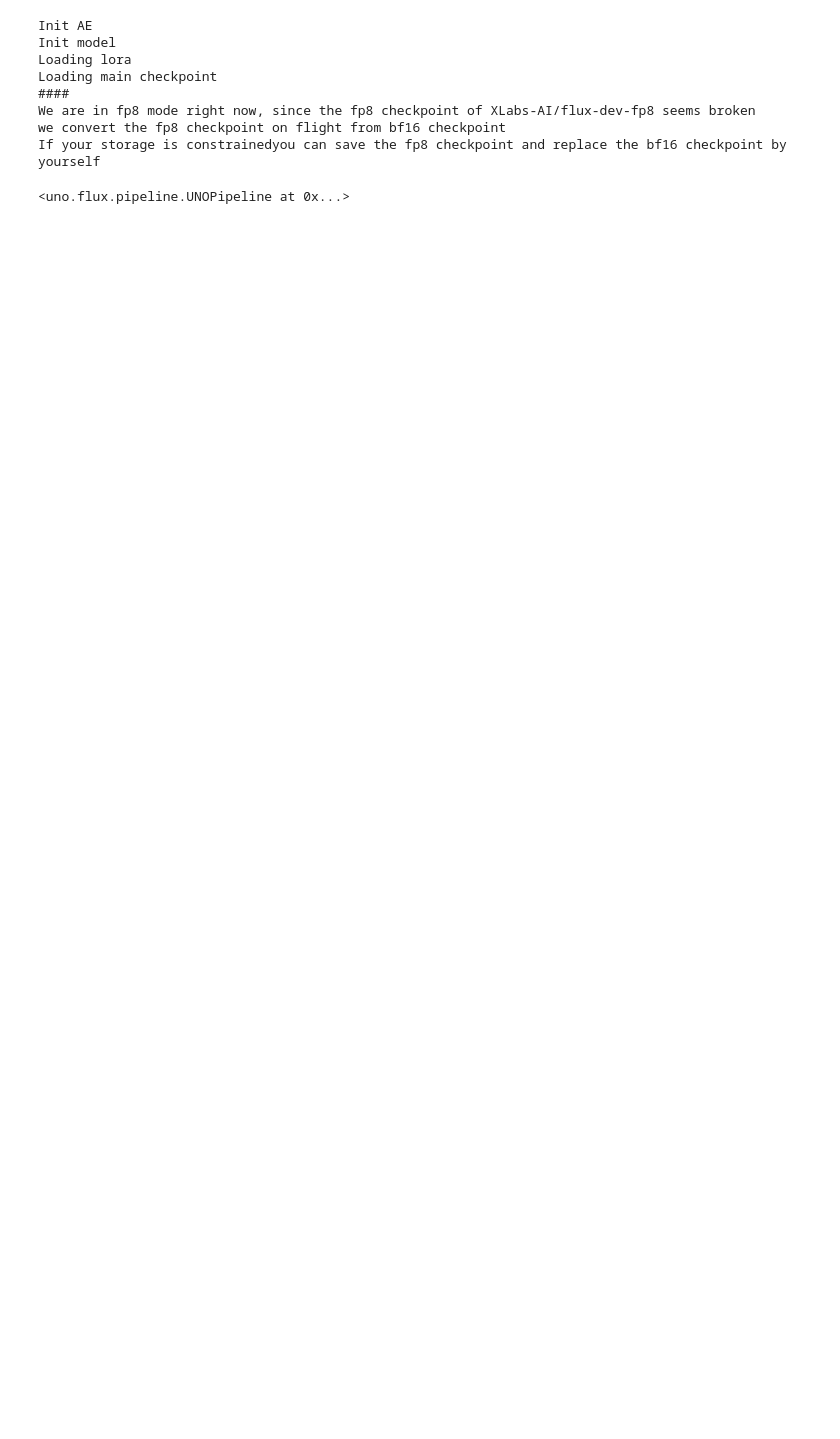
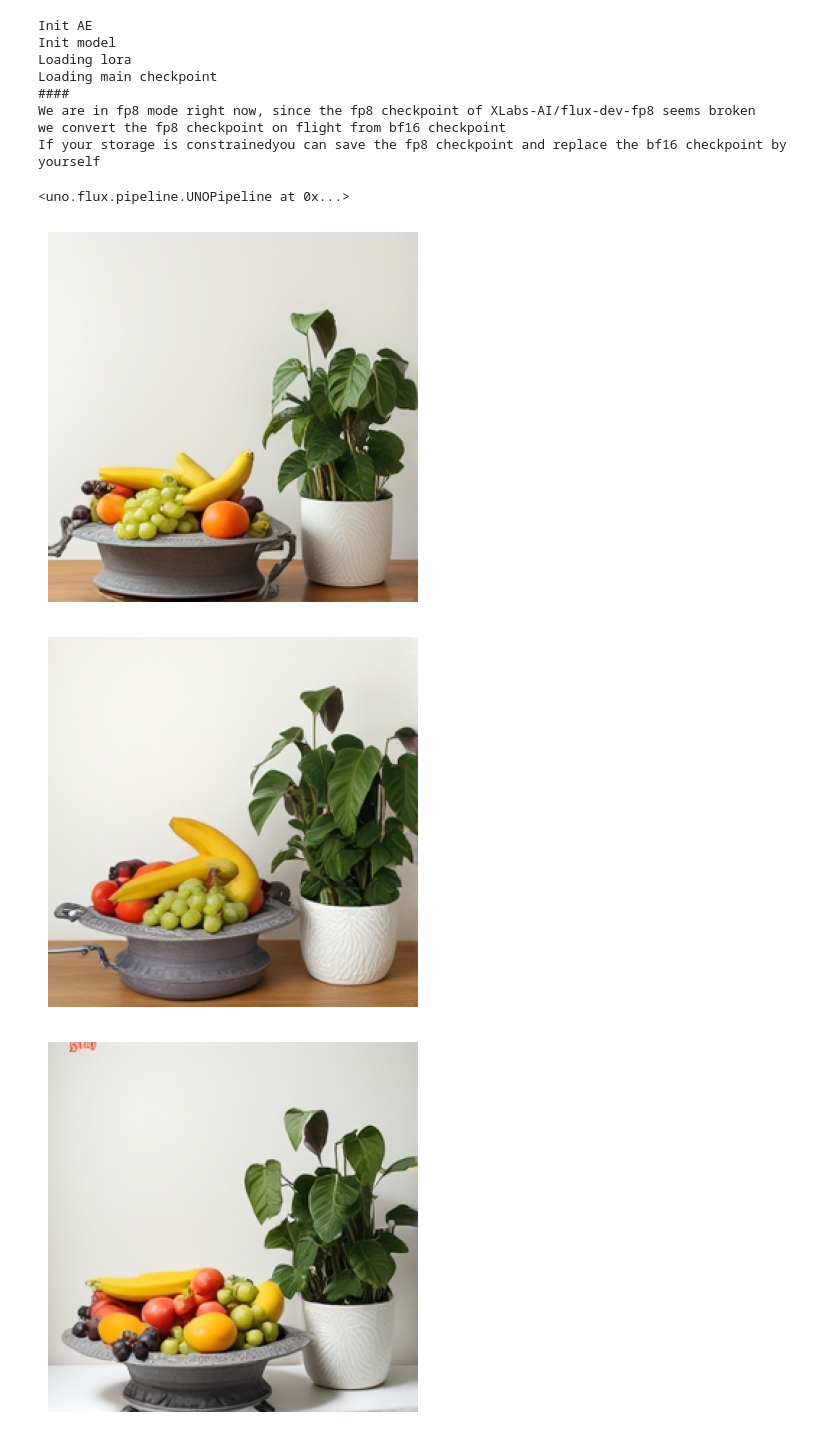
Before and after one commit to vmirly/GenAI-Hub, a Jupyter notebook: UNO/uno_huggingface_inference.ipynb, the cells around one changed output. Drawn from its saved outputs; the diff is of its cells as text; code cells hidden in the pictures; blank space fills up the shorter version.

Commit message:
UNO: inference example

```diff
--- a/UNO/uno_huggingface_inference.ipynb
+++ b/UNO/uno_huggingface_inference.ipynb
@@ -134,0 +138,16 @@ def inference(pipeline, image_paths, prompt):
+# %%
+image_paths = [
+    "../samples/anchor_plant.jpg",
+    "../samples/anchor_fruits.jpg",
+]
+prompt = "a photo of fruits basket next to a house plant"
+
+inference(
+    pipeline,
+    image_paths=image_paths,
+    prompt=prompt
+)
+# %% [output]
+[figure, added]
+[figure, added]
+[figure, added]
```
Also changed, not shown: parts of 2 cells of this notebook.
